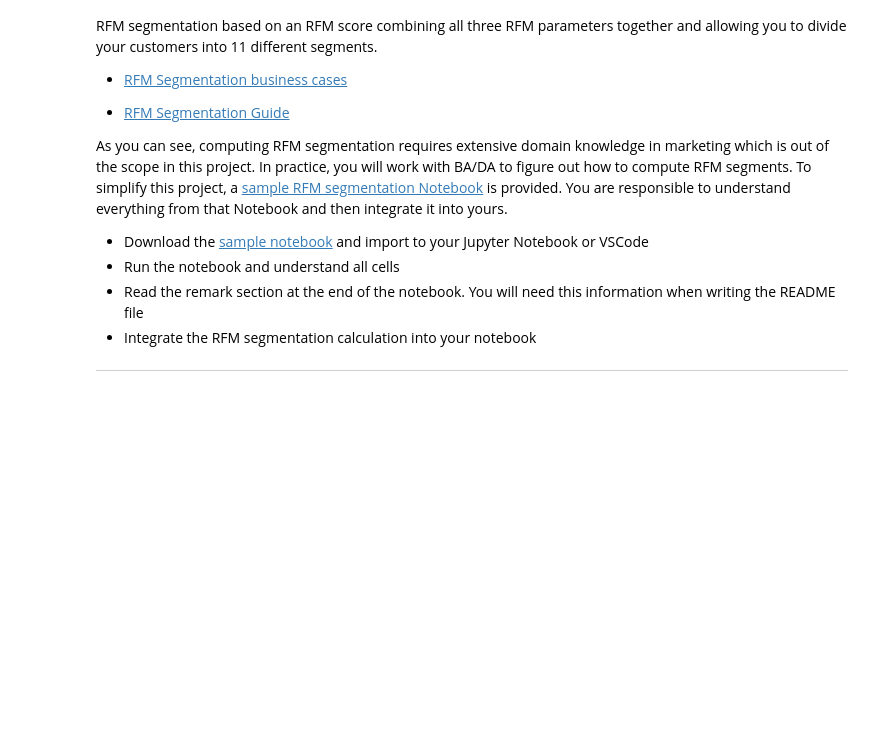
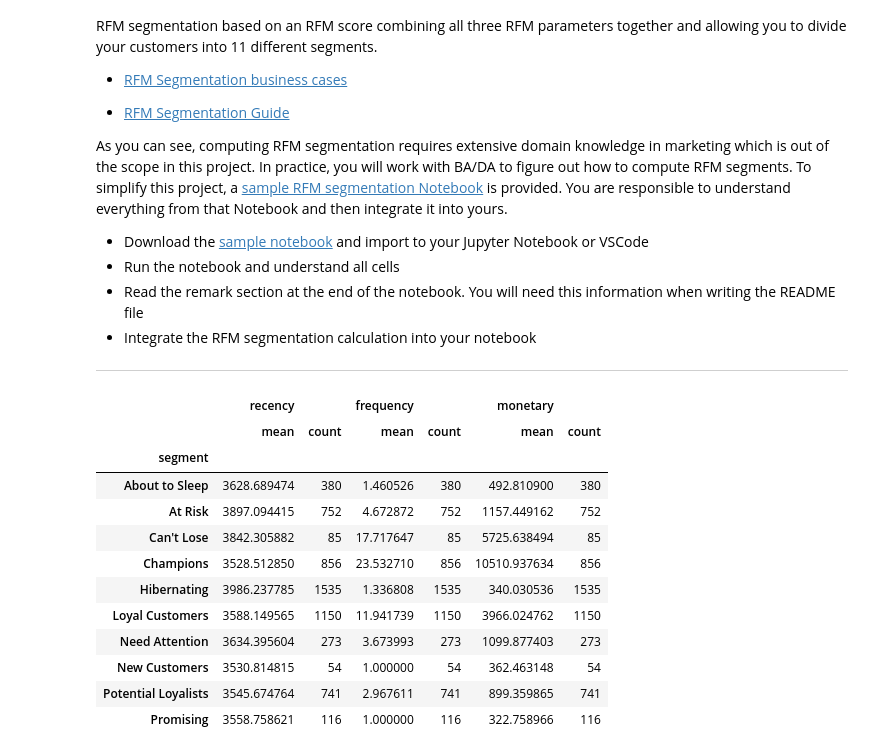
Before and after one commit to jarviscanada/jarvis_data_eng_TomasRotbauer, a Jupyter notebook: python_data_analytics/python_data_wrangling/retail_data_analytics_wrangling.ipynb, the cells around one changed output. Saved outputs shown, nothing was run; the diff lists cells and outputs as text; code cells hidden in the pictures; blank space fills up the shorter version.

```diff
--- a/python_data_analytics/python_data_wrangling/retail_data_analytics_wrangling.ipynb
+++ b/python_data_analytics/python_data_wrangling/retail_data_analytics_wrangling.ipynb
@@ -293,0 +265,15 @@ Note: To simplify the problem, let's keep all placed and canceled orders.
+# %%
+#Recency w.r.t. current date
+recency = retail_df.groupby('customer_id').max()
+recency = recency.apply(lambda row: find_recency(row), axis=1)
+
+#Frequency of purchases
+frequency = retail_df.groupby('customer_id').invoice_no.nunique()
+
+#Monetary value
+monetary = retail_df.groupby('customer_id').sum()['total_price']
+
+#RFM
+rfm_table = pd.concat([recency, frequency, monetary], axis = 1)
+rfm_table.columns = ['recency', 'frequency', 'monetary']
+rfm_table
@@ -310,3 +311,45 @@ As you can see, computing RFM segmentation requires extensive domain knowledge i
 - Integrate the RFM segmentation calculation into your notebook
 
 ---
+# %%
+#RFM score values
+rfm_table['recency_score'] = pd.qcut(rfm_table['recency'],5,labels=[5,4,3,2,1])
+rfm_table['frequency_score'] = pd.qcut(rfm_table['frequency'].rank(method="first"),5,labels=[1,2,3,4,5])
+rfm_table['monetary_score'] = pd.qcut(rfm_table['monetary'],5,labels=[1,2,3,4,5])
+
+#calculation of the RFM score
+rfm_table["RFM_SCORE"] = rfm_table['recency_score'].astype(str) + rfm_table['frequency_score'].astype(str) + rfm_table['monetary_score'].astype(str)
+
+#segmenting of customers according to RecencyScore and FrequencyScore values
+seg_map = {
+    r'[1-2][1-2]': 'Hibernating',
+    r'[1-2][3-4]': 'At Risk',
+    r'[1-2]5': 'Can\'t Lose',
+    r'3[1-2]': 'About to Sleep',
+    r'33': 'Need Attention',
+    r'[3-4][4-5]': 'Loyal Customers',
+    r'41': 'Promising',
+    r'51': 'New Customers',
+    r'[4-5][2-3]': 'Potential Loyalists',
+    r'5[4-5]': 'Champions'
+}
+
+#creation of segment variable
+rfm_table['segment'] = rfm_table['recency_score'].astype(str) + rfm_table['frequency_score'].astype(str)
+rfm_table['segment'] = rfm_table['segment'].replace(seg_map, regex=True)
+
+rfm_table[["segment", "recency","frequency","monetary"]].groupby("segment").agg(["mean","count"])
+# %% [output]
+|  | recency |  | frequency |  | monetary |  |
+|  | mean | count | mean | count | mean | count |
+| segment |  |  |  |  |  |  |
+| About to Sleep | 3628.689474 | 380 | 1.460526 | 380 | 492.810900 | 380 |
+| At Risk | 3897.094415 | 752 | 4.672872 | 752 | 1157.449162 | 752 |
+| Can't Lose | 3842.305882 | 85 | 17.717647 | 85 | 5725.638494 | 85 |
+| Champions | 3528.512850 | 856 | 23.532710 | 856 | 10510.937634 | 856 |
+| Hibernating | 3986.237785 | 1535 | 1.336808 | 1535 | 340.030536 | 1535 |
+| Loyal Customers | 3588.149565 | 1150 | 11.941739 | 1150 | 3966.024762 | 1150 |
+| Need Attention | 3634.395604 | 273 | 3.673993 | 273 | 1099.877403 | 273 |
+| New Customers | 3530.814815 | 54 | 1.000000 | 54 | 362.463148 | 54 |
+| Potential Loyalists | 3545.674764 | 741 | 2.967611 | 741 | 899.359865 | 741 |
+| Promising | 3558.758621 | 116 | 1.000000 | 116 | 322.758966 | 116 |
```
Also changed, not shown: parts of 6 cells of this notebook.
